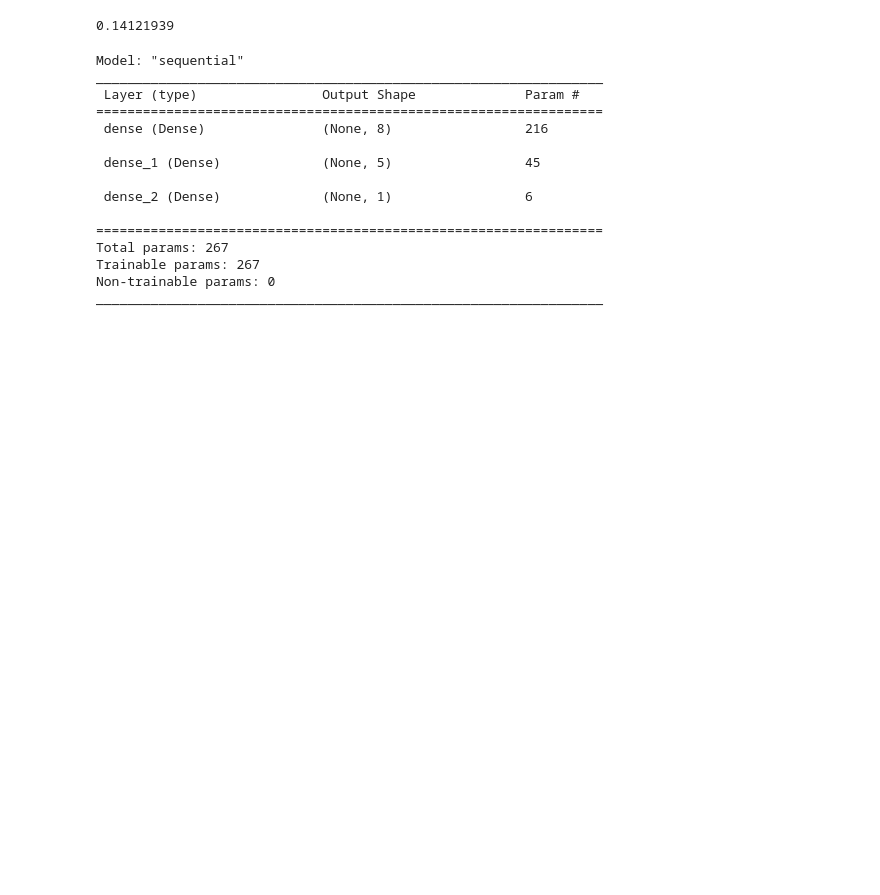
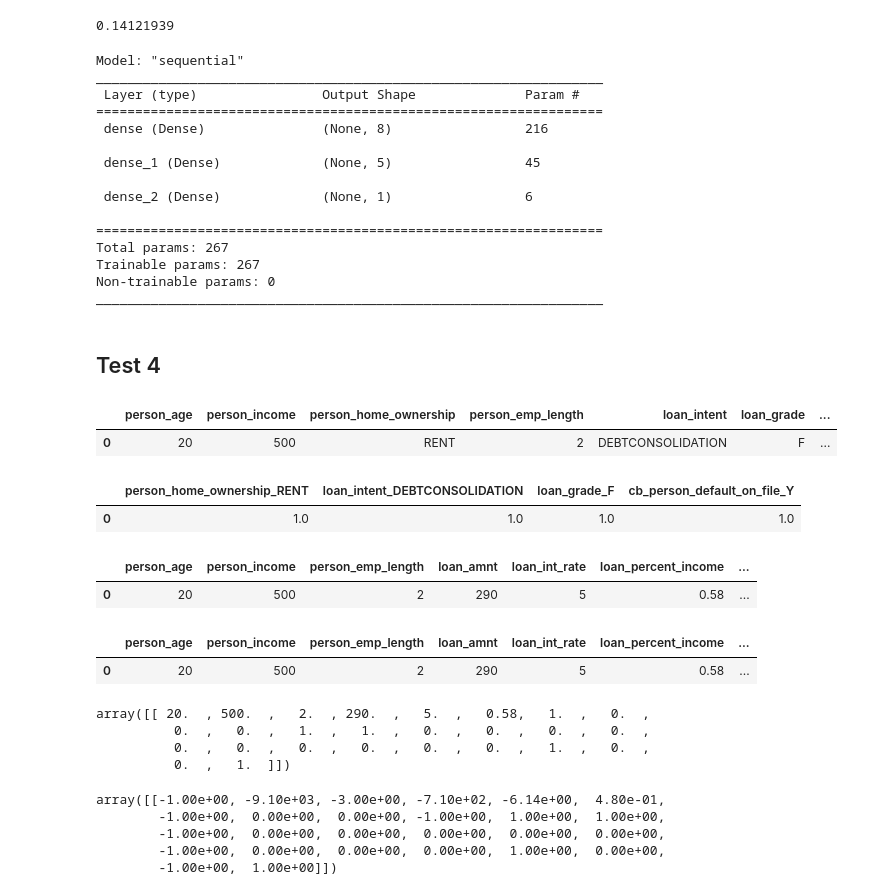
Before and after one commit to ryandenninger7/credit-risk-project, a Jupyter notebook: tf_modeltest/test_model.ipynb, the cells around one changed output. Drawn from its saved outputs; the diff is of its cells as text; code cells hidden in the pictures; blank space fills up the shorter version.

Commit message:
model predict success

```diff
--- a/tf_modeltest/test_model.ipynb
+++ b/tf_modeltest/test_model.ipynb
@@ -236,3 +237,14 @@ Non-trainable params: 0
 _________________________________________________________________
 # %%
 # Model still predicts same value for different data
+# %% [markdown]
+## Test 4
+# %%
+test_data = {'person_age': 20, 'person_income': 500, 'person_home_ownership': 'RENT', 'person_emp_length': 2, 'loan_intent': 'DEBTCONSOLIDATION', 'loan_grade': 'F', 'loan_amnt': 290, 'loan_int_rate': 5, 'loan_percent_income': 0.58, 'cb_person_default_on_file': 'Y', 'cb_person_cred_hist_length': 1}
+# %%
+df = pd.DataFrame([test_data])
+
+df
+# %% [output]
+|  | person_age | person_income | person_home_ownership | person_emp_length | loan_intent | loan_grade | ... |
+| 0 | 20 | 500 | RENT | 2 | DEBTCONSOLIDATION | F | ... |
@@ -238,0 +254,54 @@ _________________________________________________________________
+# %%
+# Create a OneHotEncoder instance
+enc = OneHotEncoder(sparse_output=False)
+
+# Fit and transform the OneHotEncoder using the categorical variable list
+encode_df = pd.DataFrame(enc.fit_transform(df[df_categ]))
+
+# Add the encoded variable names to the dataframe
+encode_df.columns = enc.get_feature_names_out(df_categ)
+encode_df.head()
+# %% [output]
+|  | person_home_ownership_RENT | loan_intent_DEBTCONSOLIDATION | loan_grade_F | cb_person_default_on_file_Y |
+| 0 | 1.0 | 1.0 | 1.0 | 1.0 |
+# %%
+df = df.merge(encode_df, left_index=True, right_index=True)
+df = df.drop(df_categ, 1)
+df.head()
+# %% [output]
+|  | person_age | person_income | person_emp_length | loan_amnt | loan_int_rate | loan_percent_income | ... |
+| 0 | 20 | 500 | 2 | 290 | 5 | 0.58 | ... |
+# %%
+# Ensure all columns present in the training data are in the new data
+training_categorical_columns = ['person_home_ownership_MORTGAGE', 'person_home_ownership_OTHER',
+                                 'person_home_ownership_OWN', 'person_home_ownership_RENT',
+                                 'loan_intent_DEBTCONSOLIDATION', 'loan_intent_EDUCATION',
+                                 'loan_intent_HOMEIMPROVEMENT', 'loan_intent_MEDICAL',
+                                 'loan_intent_PERSONAL', 'loan_intent_VENTURE', 'loan_grade_A',
+                                 'loan_grade_B', 'loan_grade_C', 'loan_grade_D', 'loan_grade_E',
+                                 'loan_grade_F', 'loan_grade_G', 'cb_person_default_on_file_N',
+                                 'cb_person_default_on_file_Y']
+
+missing_cols = set(training_categorical_columns).difference(df.columns)
+for col in missing_cols:
+    df[col] = 0.0
+
+# Reorder the columns to match the order in the training data
+final_df = df[['person_age', 'person_income', 'person_emp_length',
+                                                'loan_amnt', 'loan_int_rate','loan_percent_income', 'cb_person_cred_hist_length'] + training_categorical_columns  ]
+
+pd.set_option('display.max_columns', None)
+
+# Now new_df contains the preprocessed data ready for prediction
+final_df
+# %% [output]
+|  | person_age | person_income | person_emp_length | loan_amnt | loan_int_rate | loan_percent_income | ... |
+| 0 | 20 | 500 | 2 | 290 | 5 | 0.58 | ... |
+# %%
+X = final_df.values
+X
+# %% [output]
+array([[ 20.  , 500.  ,   2.  , 290.  ,   5.  ,   0.58,   1.  ,   0.  ,
+          0.  ,   0.  ,   1.  ,   1.  ,   0.  ,   0.  ,   0.  ,   0.  ,
+          0.  ,   0.  ,   0.  ,   0.  ,   0.  ,   0.  ,   1.  ,   0.  ,
+          0.  ,   1.  ]])
@@ -238,0 +310,8 @@ _________________________________________________________________
+# %%
+X_scaled
+# %% [output]
+array([[-1.00e+00, -9.10e+03, -3.00e+00, -7.10e+02, -6.14e+00,  4.80e-01,
+        -1.00e+00,  0.00e+00,  0.00e+00, -1.00e+00,  1.00e+00,  1.00e+00,
+        -1.00e+00,  0.00e+00,  0.00e+00,  0.00e+00,  0.00e+00,  0.00e+00,
+        -1.00e+00,  0.00e+00,  0.00e+00,  0.00e+00,  1.00e+00,  0.00e+00,
+        -1.00e+00,  1.00e+00]])
```
Also changed, not shown: parts of 5 cells of this notebook.
